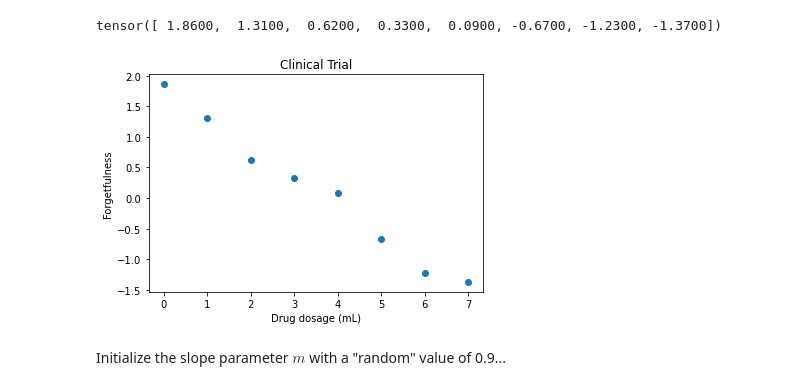
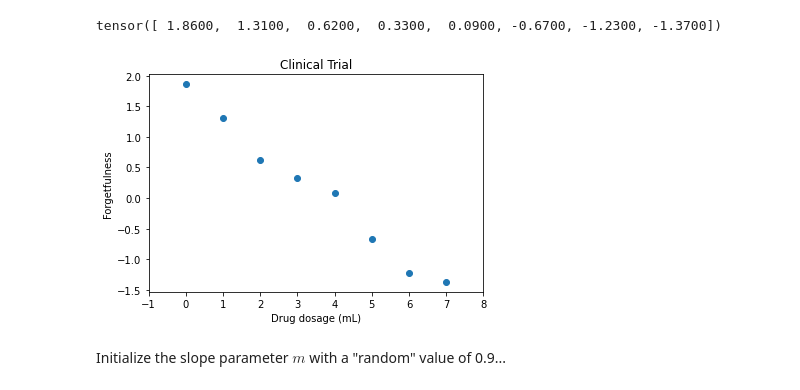
Before and after one commit to amazingpaddy/appliedAiCourse, a Jupyter notebook: ML-foundations-master/notebooks/regression-in-pytorch.ipynb, the cells around one changed output. Saved outputs shown, nothing was run; the diff lists cells and outputs as text; code cells hidden in the pictures.

```diff
--- a/ML-foundations-master/notebooks/regression-in-pytorch.ipynb
+++ b/ML-foundations-master/notebooks/regression-in-pytorch.ipynb
@@ -25,12 +26,13 @@ y
 tensor([ 1.8600,  1.3100,  0.6200,  0.3300,  0.0900, -0.6700, -1.2300, -1.3700])
 # %%
 fig, ax = plt.subplots()
+ax.set_xlim(-1, 8)
 plt.title("Clinical Trial")
 plt.xlabel("Drug dosage (mL)")
 plt.ylabel("Forgetfulness")
 _ = ax.scatter(x, y)
 # %% [output]
-[figure, old version]
+[figure, new version]
 # %% [markdown]
 Initialize the slope parameter $m$ with a "random" value of 0.9...
 # %% [markdown]
```
Also changed, not shown: parts of 17 cells of this notebook, 2 other files.
